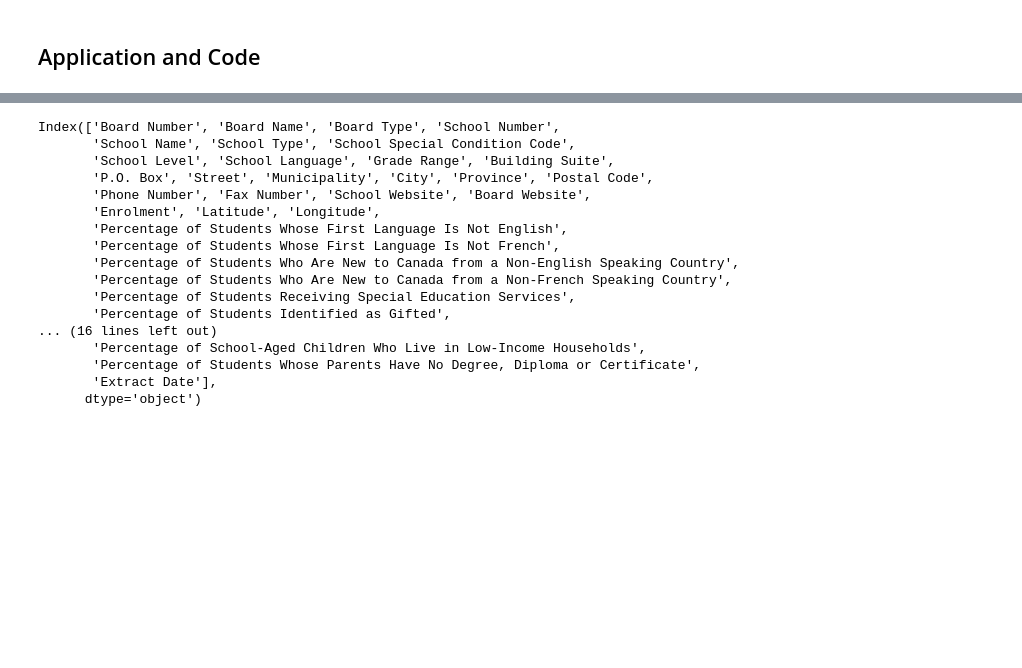
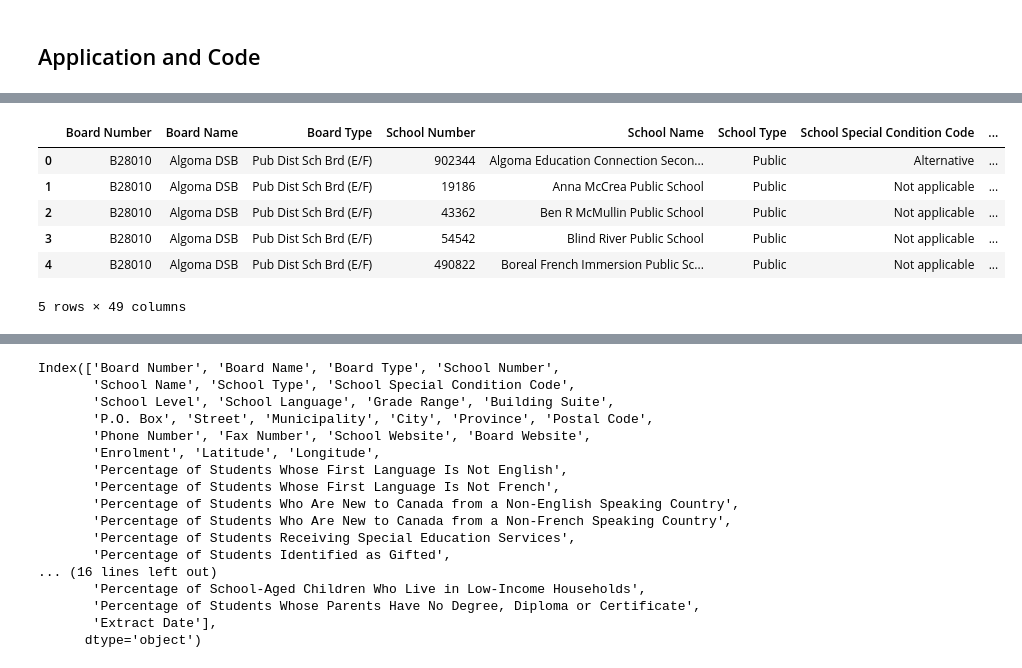
Before and after one commit to Rossini-Martyr/EQAO_Prediction_Project, a Jupyter notebook: EQAO_Prediction_Project.ipynb, the cells around one changed output, grey strips where cells are left out. Saved outputs shown, nothing was run; the diff lists cells and outputs as text; code cells hidden in the pictures; blank space fills up the shorter version.

```diff
--- a/EQAO_Prediction_Project.ipynb
+++ b/EQAO_Prediction_Project.ipynb
@@ -95,8 +110,15 @@ df_2022 = pd.read_csv(download_url)
 # %%
 #Load 2021 EQAO data
-url='https://drive.google.com/file/d/1iMZ4Cj3QMf5FgJ1R8NaTmAw2dj1X0cgJ/view?usp=drive_link'
-file_id = url.split('/')[-2]
-download_url = f'https://drive.google.com/uc?id={file_id}'
-df_2021 = pd.read_csv(download_url)
+filepath_2021 = r"C:\Users\rossi\OneDrive\Data Science Projects\EQAO Test Scores\Data\raw\sif_data_table_2021_2022_en.csv"
+df_2021 = pd.read_csv(filepath_2021)
+df_2021.head()
+# %% [output]
+|  | Board Number | Board Name | Board Type | School Number | School Name | School Type | School Special Condition Code | ... |
+| 0 | B28010 | Algoma DSB | Pub Dist Sch Brd (E/F) | 902344 | Algoma Education Connection Secon... | Public | Alternative | ... |
+| 1 | B28010 | Algoma DSB | Pub Dist Sch Brd (E/F) | 19186 | Anna McCrea Public School | Public | Not applicable | ... |
+| 2 | B28010 | Algoma DSB | Pub Dist Sch Brd (E/F) | 43362 | Ben R McMullin Public School | Public | Not applicable | ... |
+| 3 | B28010 | Algoma DSB | Pub Dist Sch Brd (E/F) | 54542 | Blind River Public School | Public | Not applicable | ... |
+| 4 | B28010 | Algoma DSB | Pub Dist Sch Brd (E/F) | 490822 | Boreal French Immersion Public Sc... | Public | Not applicable | ... |
+5 rows × 49 columns
 # %%
 #Load 2019 EQAO data
```
Also changed, not shown: parts of 8 cells of this notebook.
